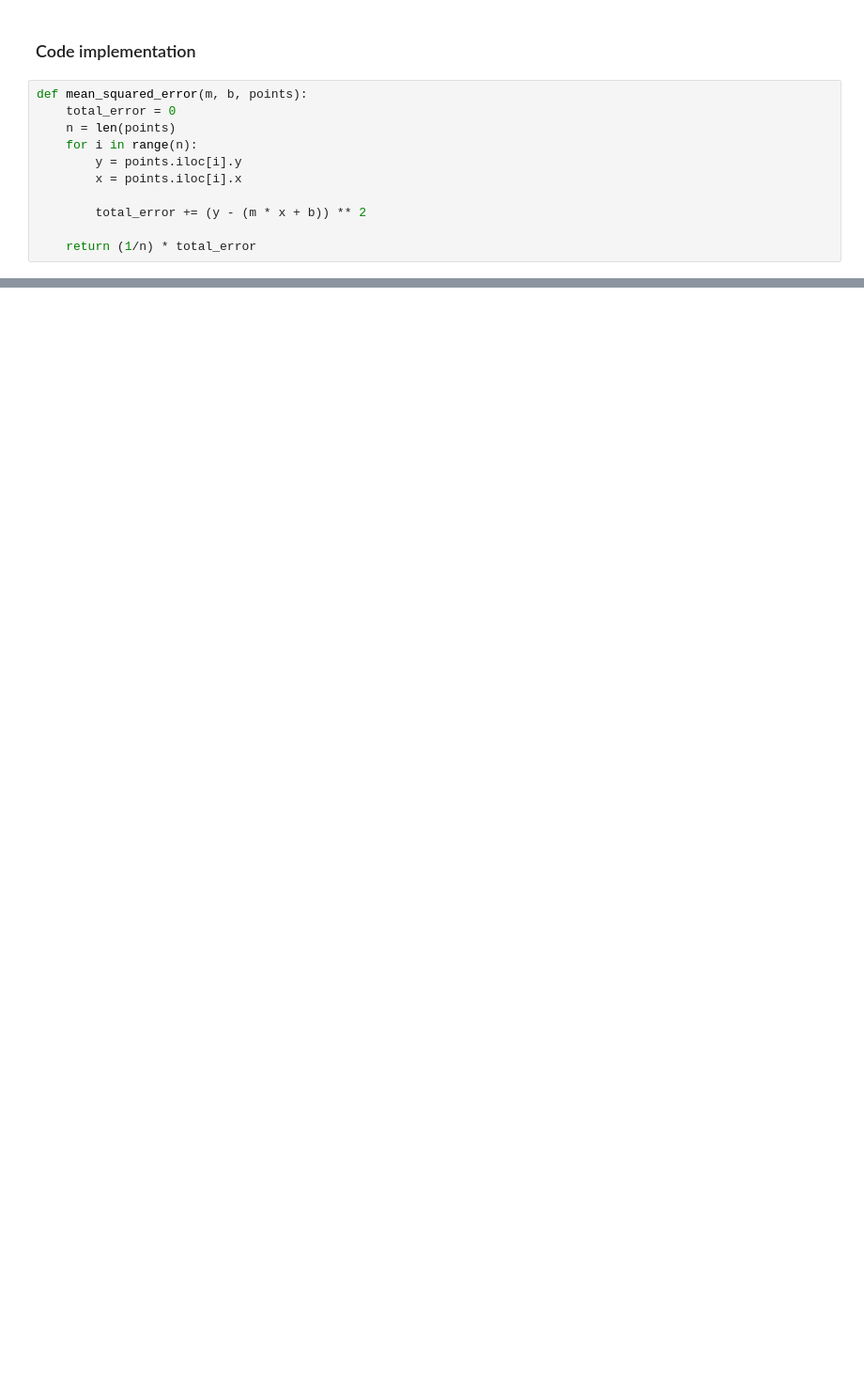
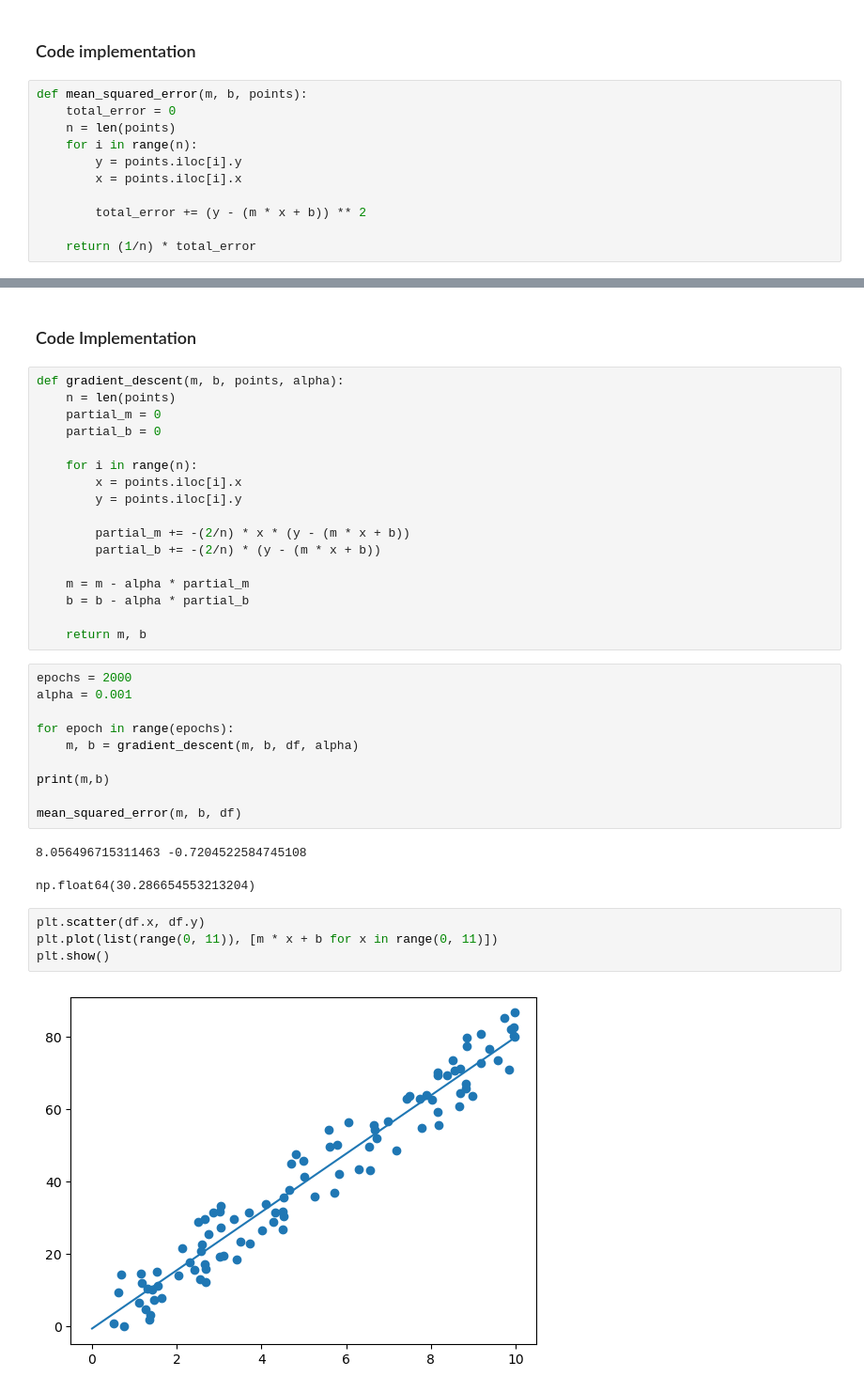
Before and after one commit to zenoooooooooo/mathematics_of_machine_learning, a Jupyter notebook: Linear_Regression.ipynb, the cells around one changed output, grey strips where cells are left out. Shown at 94% size. Cells and saved outputs as stored; diff of their text form; blank space fills up the shorter version.

Commit message:
added gradient descent algorithm implementation from scratch

```diff
--- a/Linear_Regression.ipynb
+++ b/Linear_Regression.ipynb
@@ -68,0 +98,38 @@ np.float64(2292.3048000000003)
+# %% [markdown]
+### Code Implementation
+# %%
+def gradient_descent(m, b, points, alpha):
+    n = len(points)
+    partial_m = 0
+    partial_b = 0
+
+    for i in range(n):
+        x = points.iloc[i].x
+        y = points.iloc[i].y
+
+        partial_m += -(2/n) * x * (y - (m * x + b))
+        partial_b += -(2/n) * (y - (m * x + b))
+
+    m = m - alpha * partial_m
+    b = b - alpha * partial_b
+
+    return m, b
+# %%
+epochs = 2000
+alpha = 0.001
+
+for epoch in range(epochs):
+    m, b = gradient_descent(m, b, df, alpha)
+
+print(m,b)
+
+mean_squared_error(m, b, df)
+# %% [output]
+8.056496715311463 -0.7204522584745108
+np.float64(30.286654553213204)
+# %%
+plt.scatter(df.x, df.y)
+plt.plot(list(range(0, 11)), [m * x + b for x in range(0, 11)])
+plt.show()
+# %% [output]
+[figure, added]
```
Also changed, not shown: parts of 7 cells of this notebook.
